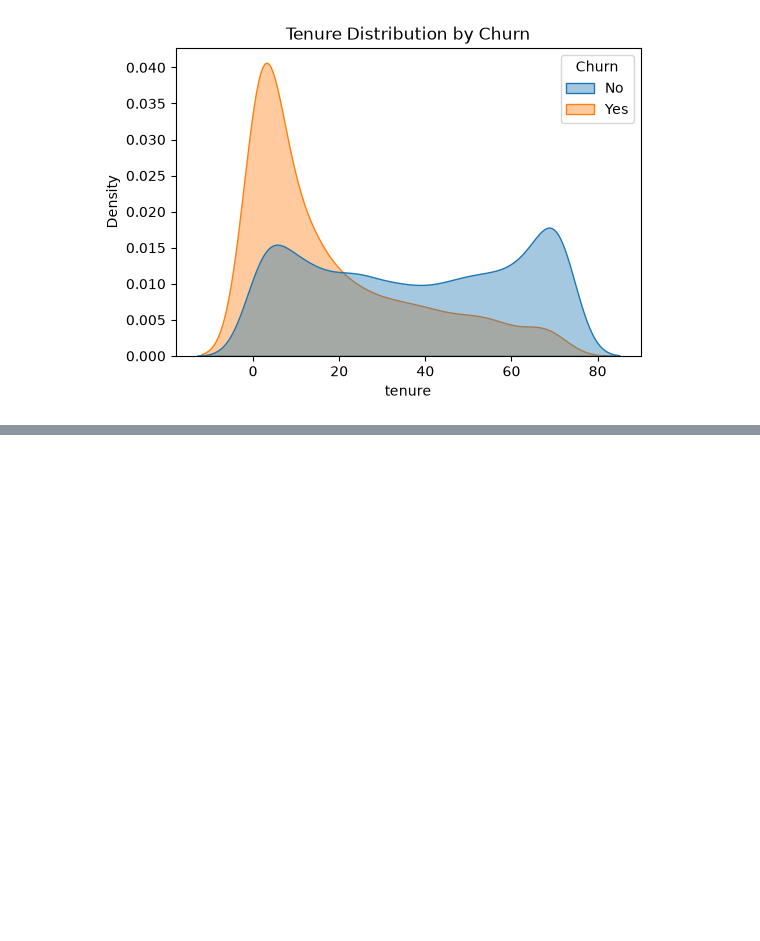
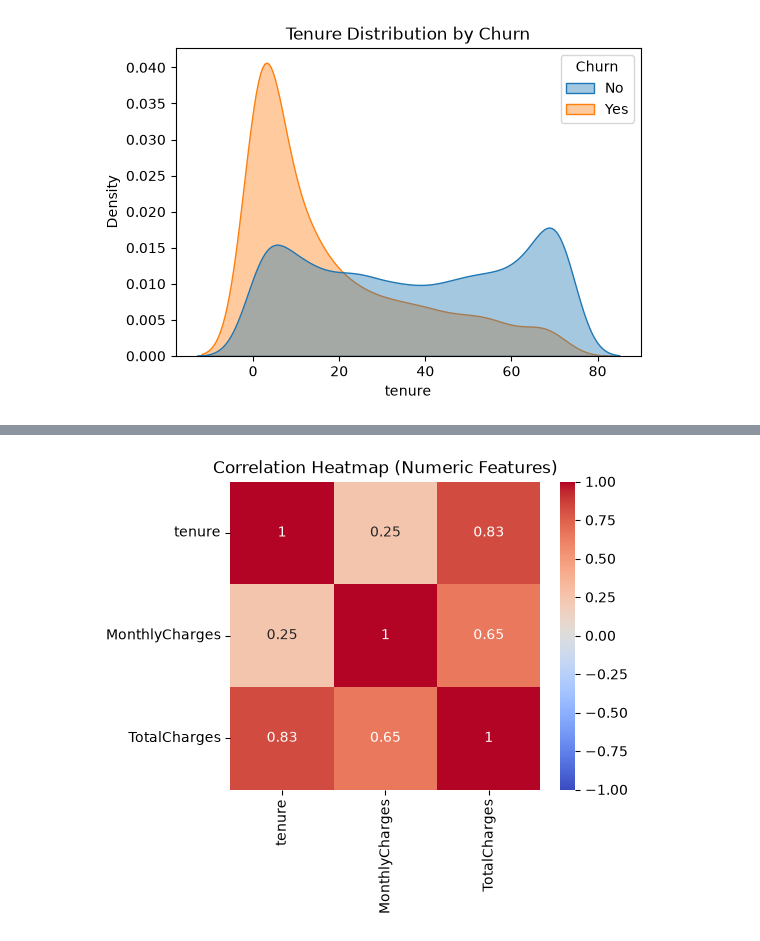
Before and after one commit to Saugat-Tamang17/4th-Sem, a Jupyter notebook: AI/PROJECT(Customer Churn Predictor )/notebooks/churn_analysis.ipynb, the cells around one changed output, grey strips where cells are left out. Saved outputs shown, nothing was run; the diff lists cells and outputs as text; code cells hidden in the pictures; blank space fills up the shorter version.

Commit message:
shows the pairwise correlation among 3 numeric columns - though was not that necessary

```diff
--- a/AI/PROJECT(Customer Churn Predictor )/notebooks/churn_analysis.ipynb
+++ b/AI/PROJECT(Customer Churn Predictor )/notebooks/churn_analysis.ipynb
@@ -171,0 +181,8 @@ plt.show()
+# %%
+plt.figure(figsize=(5,4))
+numeric_cols = ["tenure", "MonthlyCharges", "TotalCharges"]
+sns.heatmap(df[numeric_cols].corr(), annot=True, cmap="coolwarm", vmin=-1, vmax=1)
+plt.title("Correlation Heatmap (Numeric Features)")
+plt.show()
+# %% [output]
+[figure, added]
```
Also changed, not shown: parts of 5 cells of this notebook.
